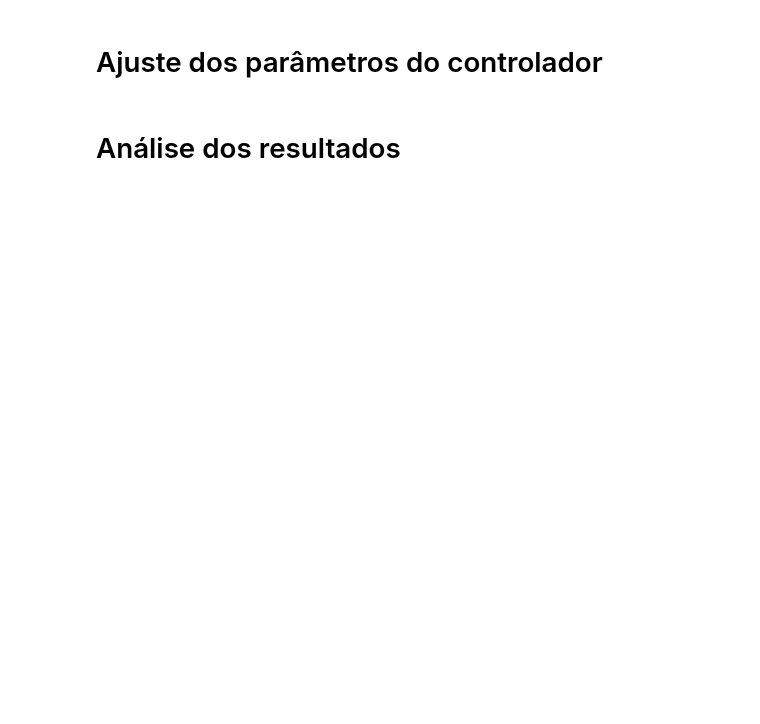
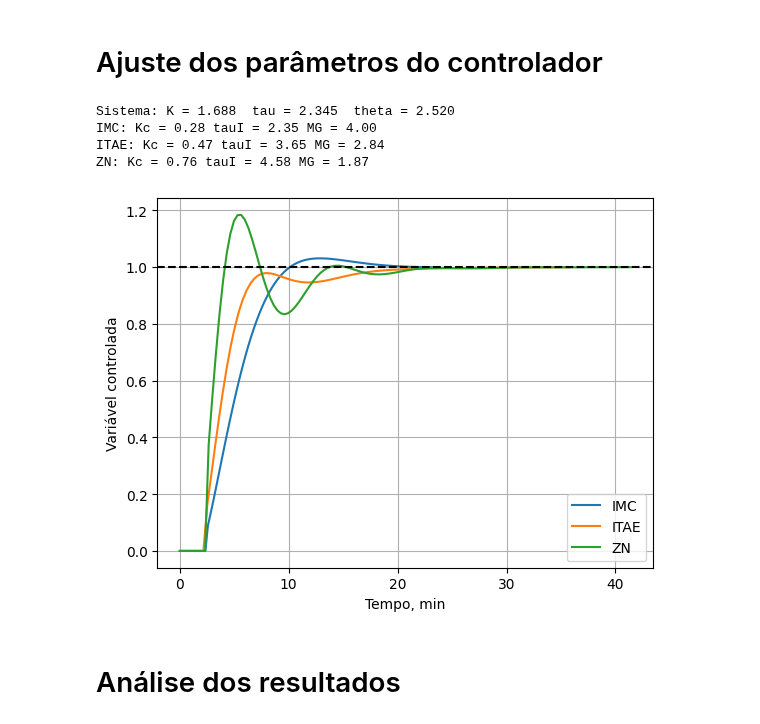
Before and after one commit to juliosdutra/Controle_de_Processos_UFES, a Jupyter notebook: 7.Controller-tuning/Sintonia_de_controladores.ipynb, the cells around one changed output. Saved outputs shown, nothing was run; the diff lists cells and outputs as text; code cells hidden in the pictures; blank space fills up the shorter version.

```diff
--- a/7.Controller-tuning/Sintonia_de_controladores.ipynb
+++ b/7.Controller-tuning/Sintonia_de_controladores.ipynb
@@ -144,2 +137,58 @@ tau_c = theta # Skogestad
+# %%
+# Sistema a ser controlado
+Kv = 0.9
+Kip = 0.75
+
+Gtd = ct.tf(*ct.pade(theta,1)) # Padé deve ser ajustado
+Gp = Kp/(taup*s+1)*Gtd
+
+G = Kv*Kip*Gp # este é o modelo do processo, sem o controlador: Gtil
+K = G.dcgain()
+print('\nSistema: K = %1.3f  tau = %1.3f  theta = %1.3f' %(K, taup, theta))
+
+# sintonia IMC
+tau_c = theta # Skogestad
+
+# Sintonias dos controladores
+## IMC
+IMC = [taup/(K*(tau_c+theta)), taup, 'IMC']
+
+## ITAE
+A, B, C, D = 0.859, -0.977, 0.674, -0.680
+r = theta/taup
+ITAE = [(A/K)*(r)**B, taup/(C*(r)**D), 'ITAE']
+
+## Ziegler-Nichols
+MG, MF, wc, wg = ct.margin(G)
+Ku = MG
+Pu = 2*np.pi/wc
+ZN = [0.45*Ku, Pu/1.2, 'ZN'] # Ajuste fino pode ser feito
+
+# Simulação da malha fechada
+sintonias = [IMC, ITAE, ZN]
+
+for par in sintonias:
+
+  Kc, tauI, metodo = par
+  Gc = Kc*(1 + 1/(tauI*s)) # controlador PI
+  MG, MF, wc, wg = ct.margin(Gc*Kv*Kip*Gp)
+  print(f'{metodo}: Kc = {Kc:1.2f} tauI = {tauI:1.2f} MG = {MG:1.2f}')
+
+  G_servo = ct.minreal( Gc*Kv*Kip*Gp/(1 + Gc*Kv*Kip*Gp), verbose=False  )
+  t, y = ct.step_response(G_servo)
+  y[t<=theta] = 0.0 # forçando mudança nula em y para t < tempo-morto
+  plt.plot(t, y, label = metodo)
+
+plt.axhline(y=1, linestyle='--', color = 'black')
+plt.xlabel('Tempo, min')
+plt.ylabel('Variável controlada')
+plt.legend()
+plt.grid()
+# %% [output]
+Sistema: K = 1.688  tau = 2.345  theta = 2.520
+IMC: Kc = 0.28 tauI = 2.35 MG = 4.00
+ITAE: Kc = 0.47 tauI = 3.65 MG = 2.84
+ZN: Kc = 0.76 tauI = 4.58 MG = 1.87
+[figure, added]
 # %% [markdown]
 # Análise dos resultados
```
Also changed, not shown: parts of 11 cells of this notebook.
